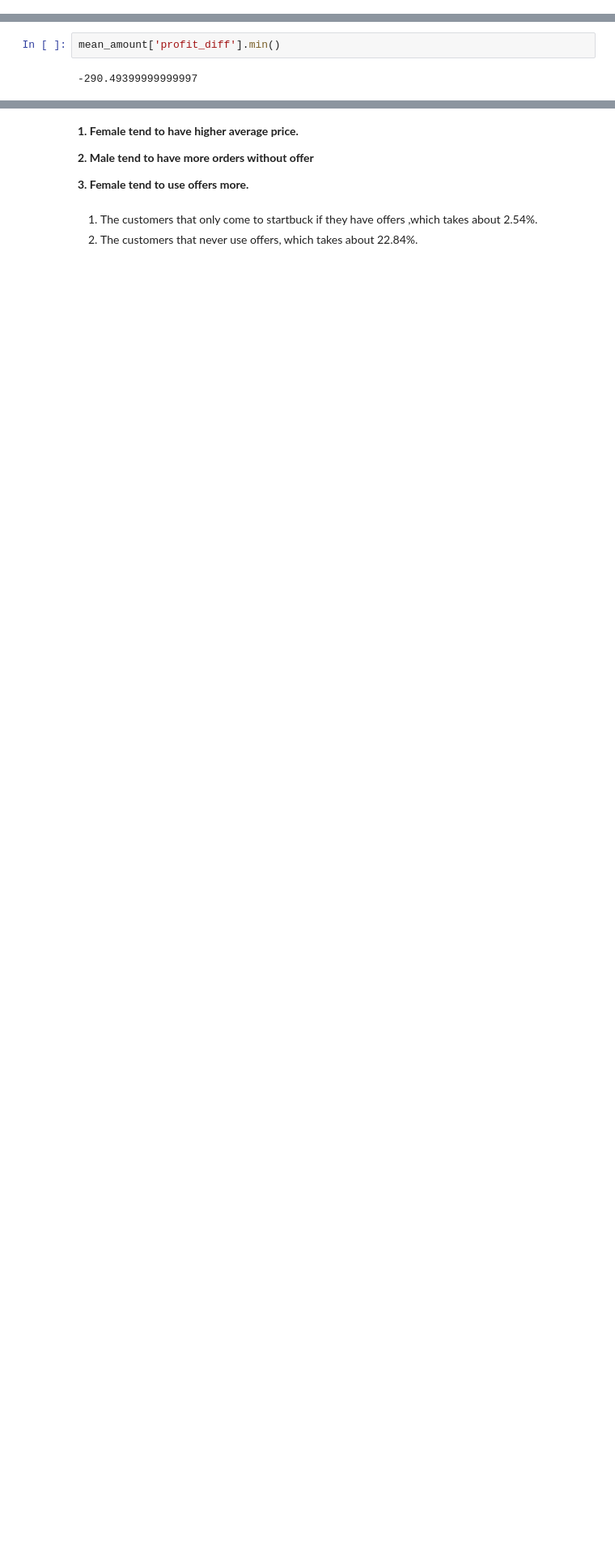
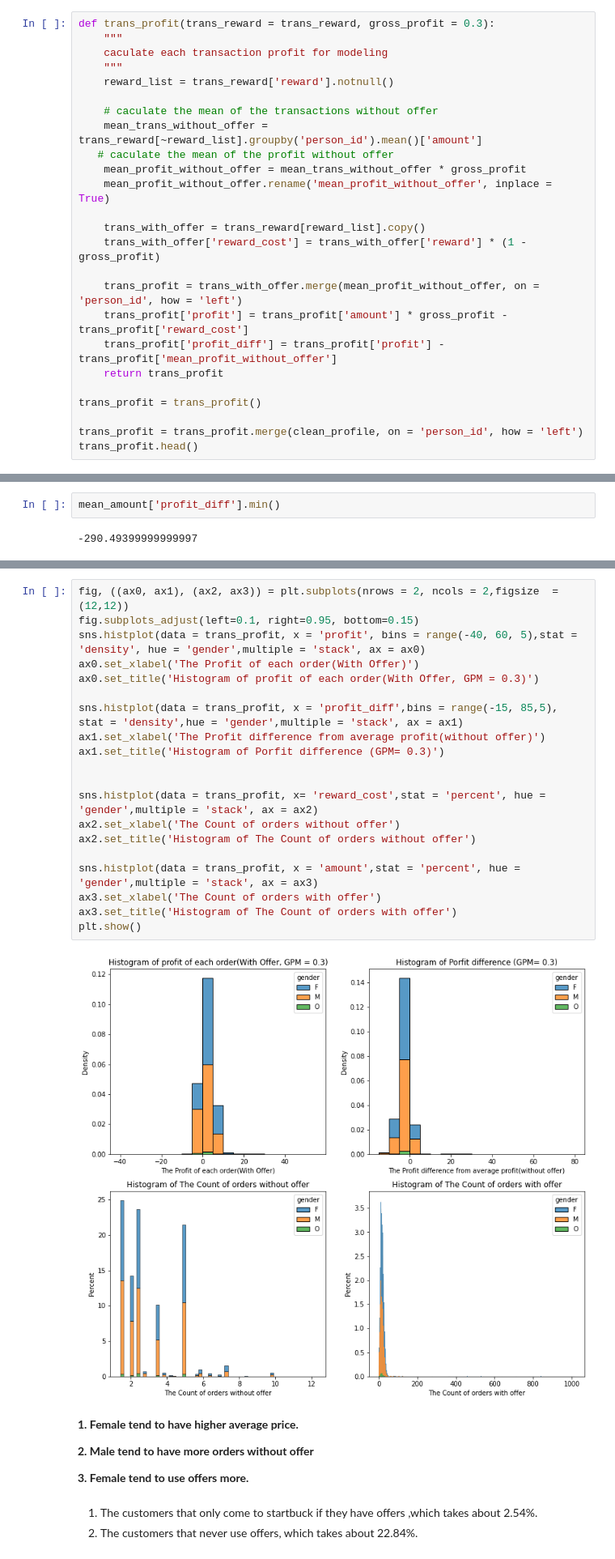
Before and after one commit to venson/starbucks, a Jupyter notebook: Starbucks_Capstone_notebook.ipynb, the cells around one changed output, grey strips where cells are left out. Shown at 81% size. Drawn from its saved outputs; the diff is of its cells as text; blank space fills up the shorter version.

Commit message:
[feature] add model for each transaction

```diff
--- a/Starbucks_Capstone_notebook.ipynb
+++ b/Starbucks_Capstone_notebook.ipynb
@@ -514,3 +490,28 @@ Name: amount, Length: 16553, dtype: float64
 Since we want to find out the effect of discount and bogo offers, we will focus on the difference between offer useage.
 # %% [markdown]
 As we can see that nearly 50% people do have a statistical difference when using offers
+# %%
+def trans_profit(trans_reward = trans_reward, gross_profit = 0.3):
+    """
+    caculate each transaction profit for modeling
+    """
+    reward_list = trans_reward['reward'].notnull()
+
+    # caculate the mean of the transactions without offer
+    mean_trans_without_offer = trans_reward[~reward_list].groupby('person_id').mean()['amount']
+   # caculate the mean of the profit without offer
+    mean_profit_without_offer = mean_trans_without_offer * gross_profit
+    mean_profit_without_offer.rename('mean_profit_without_offer', inplace = True)
+
+    trans_with_offer = trans_reward[reward_list].copy()
+    trans_with_offer['reward_cost'] = trans_with_offer['reward'] * (1 - gross_profit)
+
+    trans_profit = trans_with_offer.merge(mean_profit_without_offer, on = 'person_id', how = 'left')
+    trans_profit['profit'] = trans_profit['amount'] * gross_profit - trans_profit['reward_cost']
+    trans_profit['profit_diff'] = trans_profit['profit'] - trans_profit['mean_profit_without_offer']
+    return trans_profit
+
+trans_profit = trans_profit()
+
+trans_profit = trans_profit.merge(clean_profile, on = 'person_id', how = 'left')
+trans_profit.head()
@@ -590,6 +615,28 @@ ax3.set_title('Histogram of The Count of orders with offer')
 plt.show()
 # %% [output]
 [figure]
+# %%
+fig, ((ax0, ax1), (ax2, ax3)) = plt.subplots(nrows = 2, ncols = 2,figsize  = (12,12))
+fig.subplots_adjust(left=0.1, right=0.95, bottom=0.15)
+sns.histplot(data = trans_profit, x = 'profit', bins = range(-40, 60, 5),stat = 'density', hue = 'gender',multiple = 'stack', ax = ax0)
+ax0.set_xlabel('The Profit of each order(With Offer)')
+ax0.set_title('Histogram of profit of each order(With Offer, GPM = 0.3)')
+
+sns.histplot(data = trans_profit, x = 'profit_diff',bins = range(-15, 85,5), stat = 'density',hue = 'gender',multiple = 'stack', ax = ax1)
+ax1.set_xlabel('The Profit difference from average profit(without offer)')
+ax1.set_title('Histogram of Porfit difference (GPM= 0.3)')
+
+
+sns.histplot(data = trans_profit, x= 'reward_cost',stat = 'percent', hue = 'gender',multiple = 'stack', ax = ax2)
+ax2.set_xlabel('The Count of orders without offer')
+ax2.set_title('Histogram of The Count of orders without offer')
+
+sns.histplot(data = trans_profit, x = 'amount',stat = 'percent', hue = 'gender',multiple = 'stack', ax = ax3)
+ax3.set_xlabel('The Count of orders with offer')
+ax3.set_title('Histogram of The Count of orders with offer')
+plt.show()
+# %% [output]
+[figure, added]
 # %% [markdown]
 **1. Female tend to have higher average price.**
 
```
Also changed, not shown: parts of 27 cells of this notebook.
